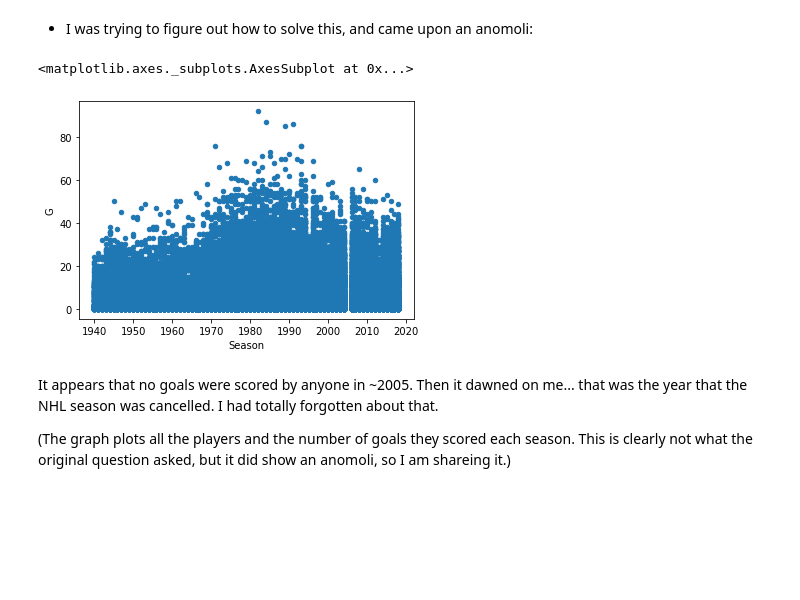
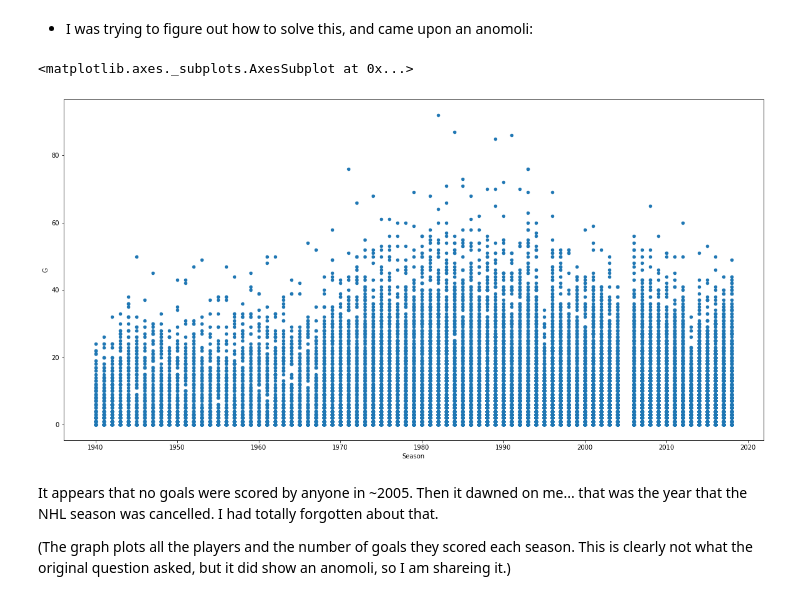
Before and after one commit to deez79/GA_Python_FinalProject, a Jupyter notebook: nhl_player_stats_project.ipynb, the cells around one changed output. Drawn from its saved outputs; the diff is of its cells as text; code cells hidden in the pictures; blank space fills up the shorter version.

```diff
--- a/nhl_player_stats_project.ipynb
+++ b/nhl_player_stats_project.ipynb
@@ -381,10 +425,10 @@ goals_per_year.plot(kind='line', x='Season', y='G')
 # %% [markdown]
 * I was trying to figure out how to solve this, and came upon an anomoli:
 # %%
-skaters.plot(kind='scatter', x='Season', y='G')
+skaters.plot(kind='scatter', x='Season', y='G', figsize=(20,10))
 # %% [output]
 <matplotlib.axes._subplots.AxesSubplot at 0x...>
-[figure, old version]
+[figure, new version]
 # %% [markdown]
 It appears that no goals were scored by anyone in ~2005.  Then it dawned on me... that was the year that the NHL season was cancelled.  I had totally forgotten about that.
 
```
Also changed, not shown: parts of 36 cells of this notebook.
